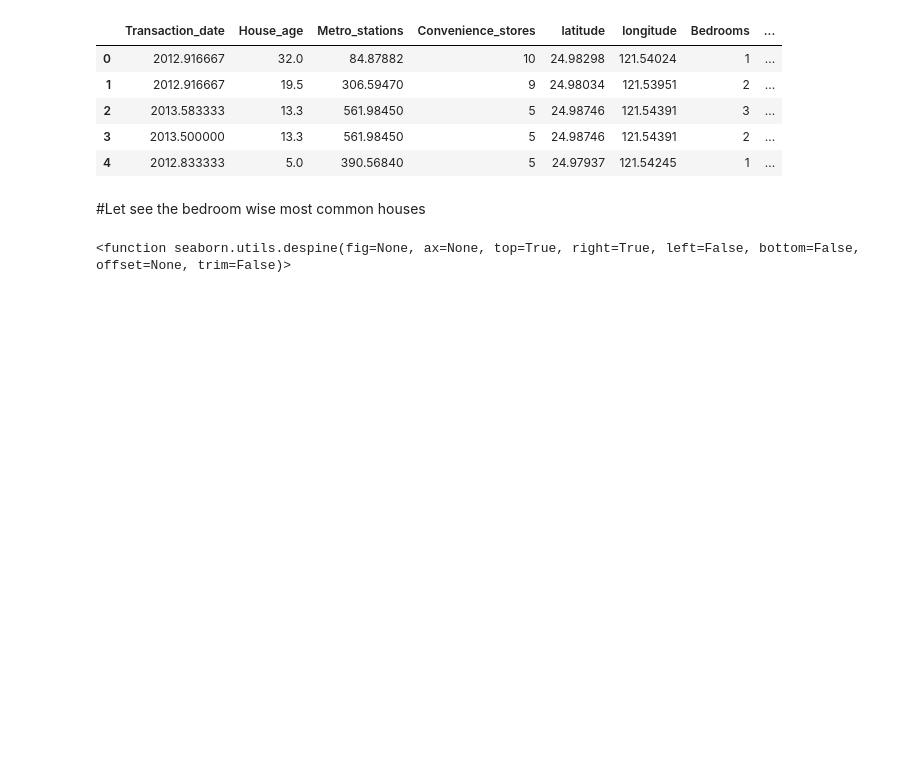
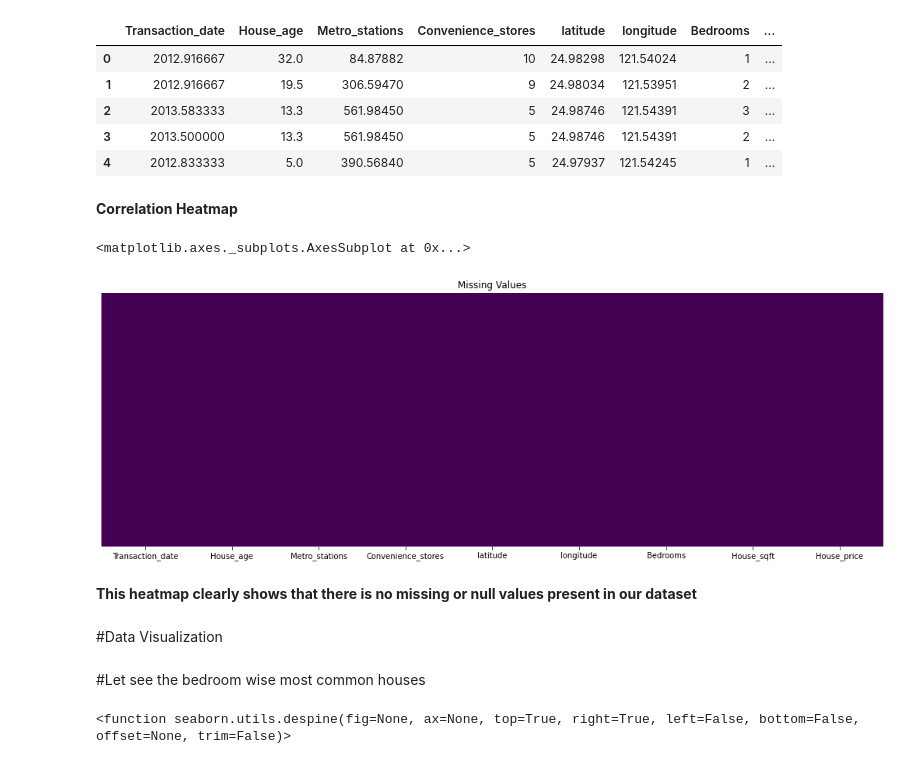
Before and after one commit to rohitrv8922/rohitrv8922, a Jupyter notebook: House_Price_Prediction.ipynb, the cells around one changed output. Saved outputs shown, nothing was run; the diff lists cells and outputs as text; code cells hidden in the pictures; blank space fills up the shorter version.

```diff
--- a/House_Price_Prediction.ipynb
+++ b/House_Price_Prediction.ipynb
@@ -66,6 +80,19 @@ df.head()
 | 2 | 2013.583333 | 13.3 | 561.98450 | 5 | 24.98746 | 121.54391 | 3 | ... |
 | 3 | 2013.500000 | 13.3 | 561.98450 | 5 | 24.98746 | 121.54391 | 2 | ... |
 | 4 | 2012.833333 | 5.0 | 390.56840 | 5 | 24.97937 | 121.54245 | 1 | ... |
+# %% [markdown]
+**Correlation Heatmap**
+# %%
+plt.figure(figsize=(18,6))
+plt.title('Missing Values')
+sns.heatmap(df.isnull(),yticklabels=False,cbar=False,cmap='viridis')
+# %% [output]
+<matplotlib.axes._subplots.AxesSubplot at 0x...>
+[figure, added]
+# %% [markdown]
+**This heatmap clearly shows that there is no missing or null values present in our dataset**
+# %% [markdown]
+#Data Visualization
 # %% [markdown]
 #Let see the bedroom wise most common houses
 # %%
```
Also changed, not shown: parts of 27 cells of this notebook.
